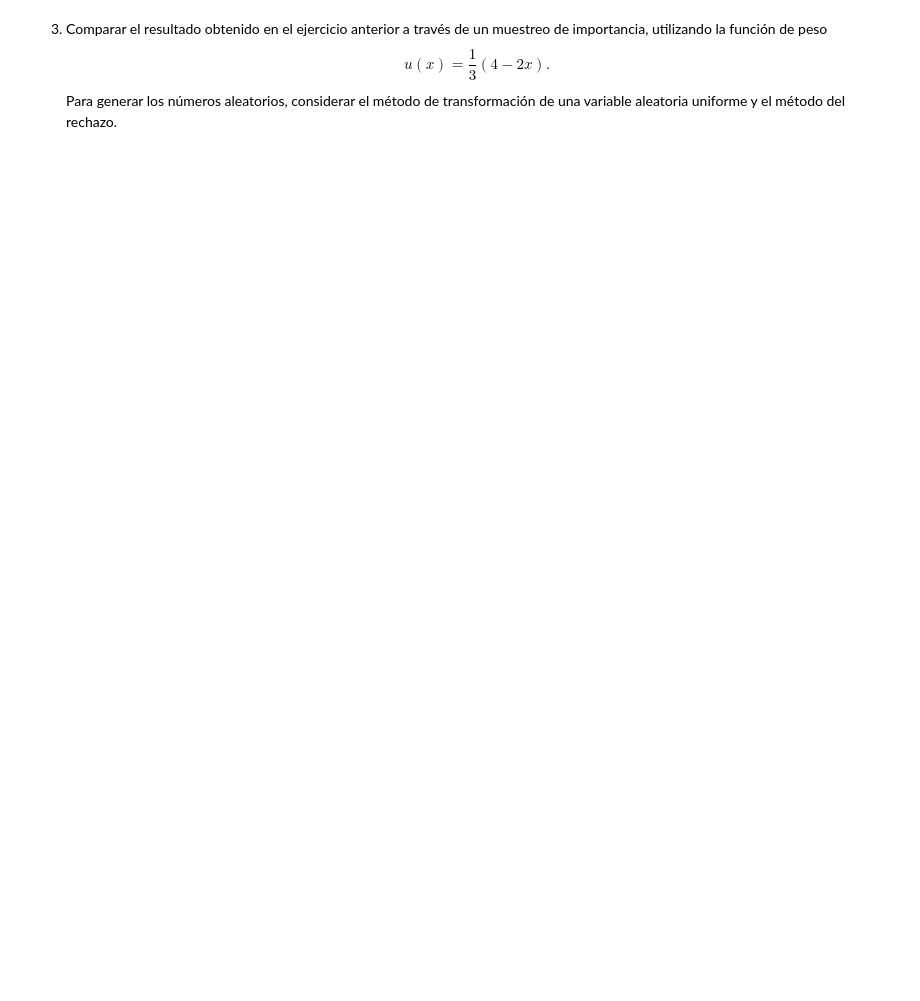
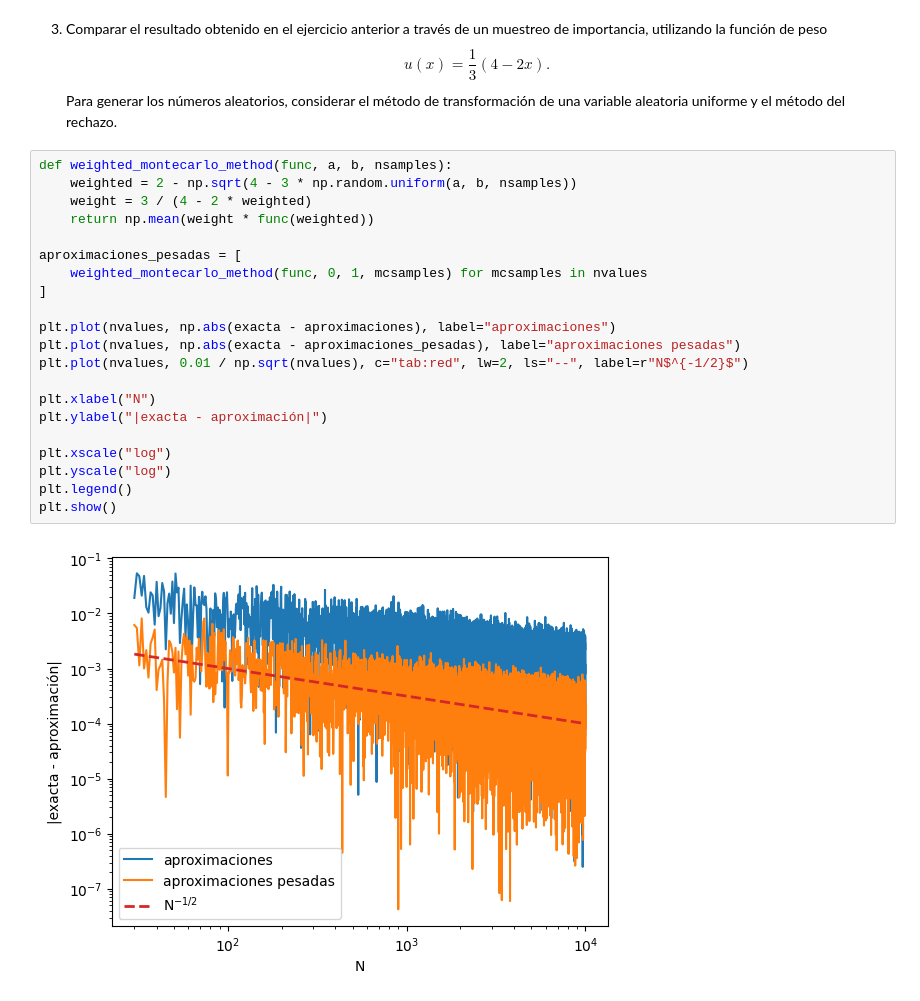
Before and after one commit to fernandezfran/metcomp, a Jupyter notebook: guias/guia4.ipynb, the cells around one changed output. Drawn from its saved outputs; the diff is of its cells as text; blank space fills up the shorter version.

```diff
--- a/guias/guia4.ipynb
+++ b/guias/guia4.ipynb
@@ -46,2 +89,25 @@ plt.show()
 # %% [markdown]
 3. Comparar el resultado obtenido en el ejercicio anterior a través de un muestreo de importancia, utilizando la función de peso $$u(x) = \frac{1}{3} (4 - 2x).$$ Para generar los números aleatorios, considerar el método de transformación de una variable aleatoria uniforme y el método del rechazo.
+# %%
+def weighted_montecarlo_method(func, a, b, nsamples):
+    weighted = 2 - np.sqrt(4 - 3 * np.random.uniform(a, b, nsamples))
+    weight = 3 / (4 - 2 * weighted)
+    return np.mean(weight * func(weighted))
+
+aproximaciones_pesadas = [
+    weighted_montecarlo_method(func, 0, 1, mcsamples) for mcsamples in nvalues
+]
+
+plt.plot(nvalues, np.abs(exacta - aproximaciones), label="aproximaciones")
+plt.plot(nvalues, np.abs(exacta - aproximaciones_pesadas), label="aproximaciones pesadas")
+plt.plot(nvalues, 0.01 / np.sqrt(nvalues), c="tab:red", lw=2, ls="--", label=r"N$^{-1/2}$")
+
+plt.xlabel("N")
+plt.ylabel("|exacta - aproximación|")
+
+plt.xscale("log")
+plt.yscale("log")
+plt.legend()
+plt.show()
+# %% [output]
+[figure, added]
```
Also changed, not shown: parts of 8 cells of this notebook, 1 other file.
